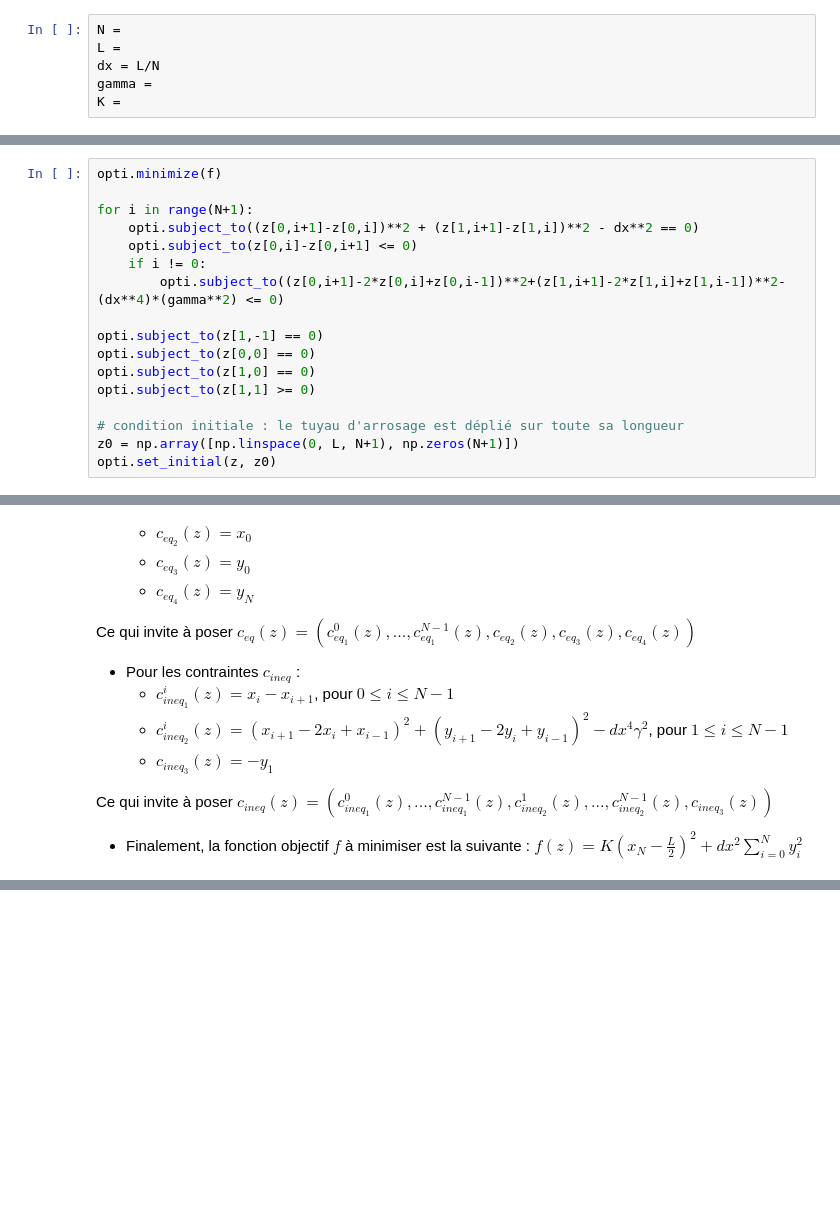
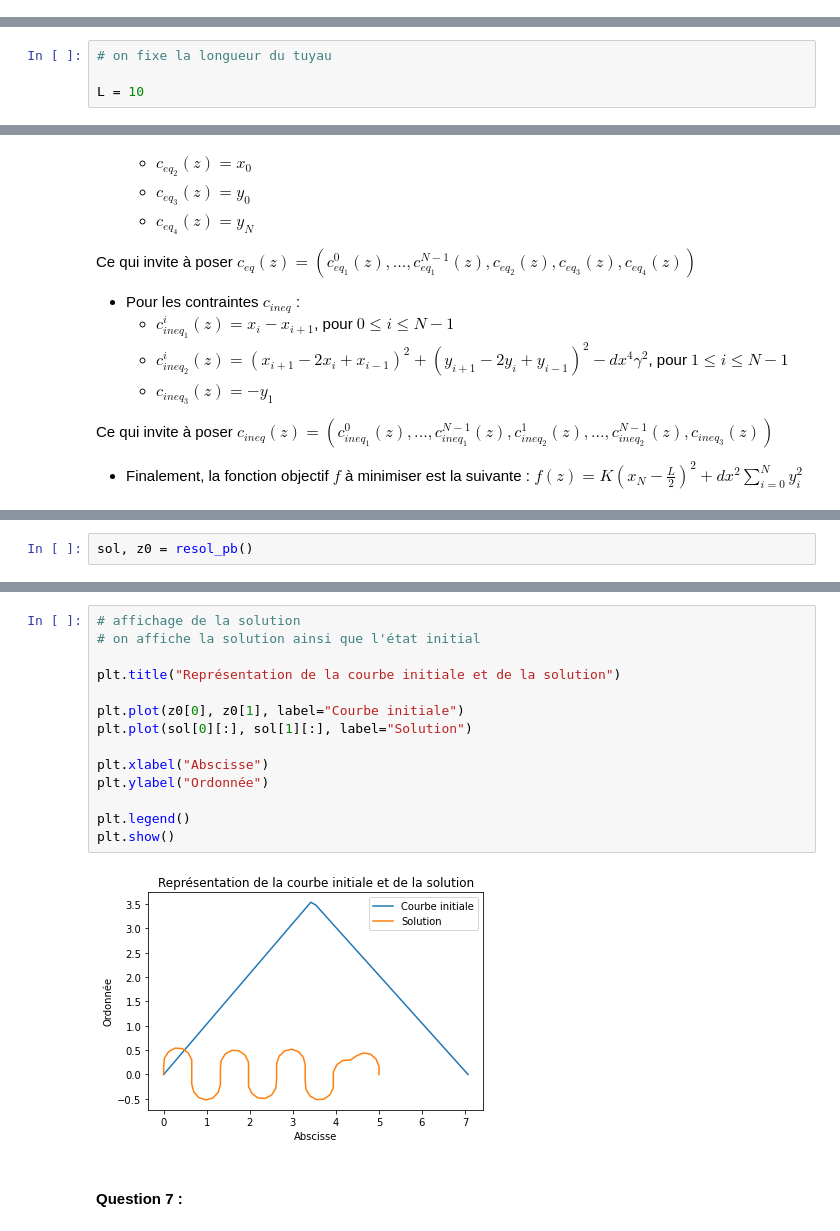
Before and after one commit to apierfitte/optimisation, a Jupyter notebook: projet_optim.ipynb, the cells around one changed output, grey strips where cells are left out. Saved outputs shown, nothing was run; the diff lists cells and outputs as text; blank space fills up the shorter version.

```diff
--- a/projet_optim.ipynb
+++ b/projet_optim.ipynb
@@ -13,6 +13,0 @@ import numpy as np
-# %%
-N =
-L =
-dx = L/N
-gamma =
-K =
@@ -29,17 +13,0 @@ NameError: name 'N' is not defined
-# %%
-opti.minimize(f)
-
-for i in range(N+1):
-    opti.subject_to((z[0,i+1]-z[0,i])**2 + (z[1,i+1]-z[1,i])**2 - dx**2 == 0)
-    opti.subject_to(z[0,i]-z[0,i+1] <= 0)
-    if i != 0:
-        opti.subject_to((z[0,i+1]-2*z[0,i]+z[0,i-1])**2+(z[1,i+1]-2*z[1,i]+z[1,i-1])**2-(dx**4)*(gamma**2) <= 0)
-
-opti.subject_to(z[1,-1] == 0)
-opti.subject_to(z[0,0] == 0)
-opti.subject_to(z[1,0] == 0)
-opti.subject_to(z[1,1] >= 0)
-
-# condition initiale : le tuyau d'arrosage est déplié sur toute sa longueur
-z0 = np.array([np.linspace(0, L, N+1), np.zeros(N+1)])
-opti.set_initial(z, z0)
@@ -48,3 +14,7 @@ NameError: name 'f' is not defined
+# %%
+# on fixe la longueur du tuyau
+
+L = 10
 # %% [markdown]
 ## Réponse aux questions
 # %% [markdown]
@@ -91,0 +121,2 @@ Problème de contrôle optimal... A bientôt et bon courage !
+# %%
+sol, z0 = resol_pb()
@@ -91,0 +141,18 @@ Problème de contrôle optimal... A bientôt et bon courage !
+# %%
+# affichage de la solution
+# on affiche la solution ainsi que l'état initial
+
+plt.title("Représentation de la courbe initiale et de la solution")
+
+plt.plot(z0[0], z0[1], label="Courbe initiale")
+plt.plot(sol[0][:], sol[1][:], label="Solution")
+
+plt.xlabel("Abscisse")
+plt.ylabel("Ordonnée")
+
+plt.legend()
+plt.show()
+# %% [output]
+[figure, added]
+# %% [markdown]
+#### Question 7 :
```
Also changed, not shown: parts of 74 cells of this notebook.
